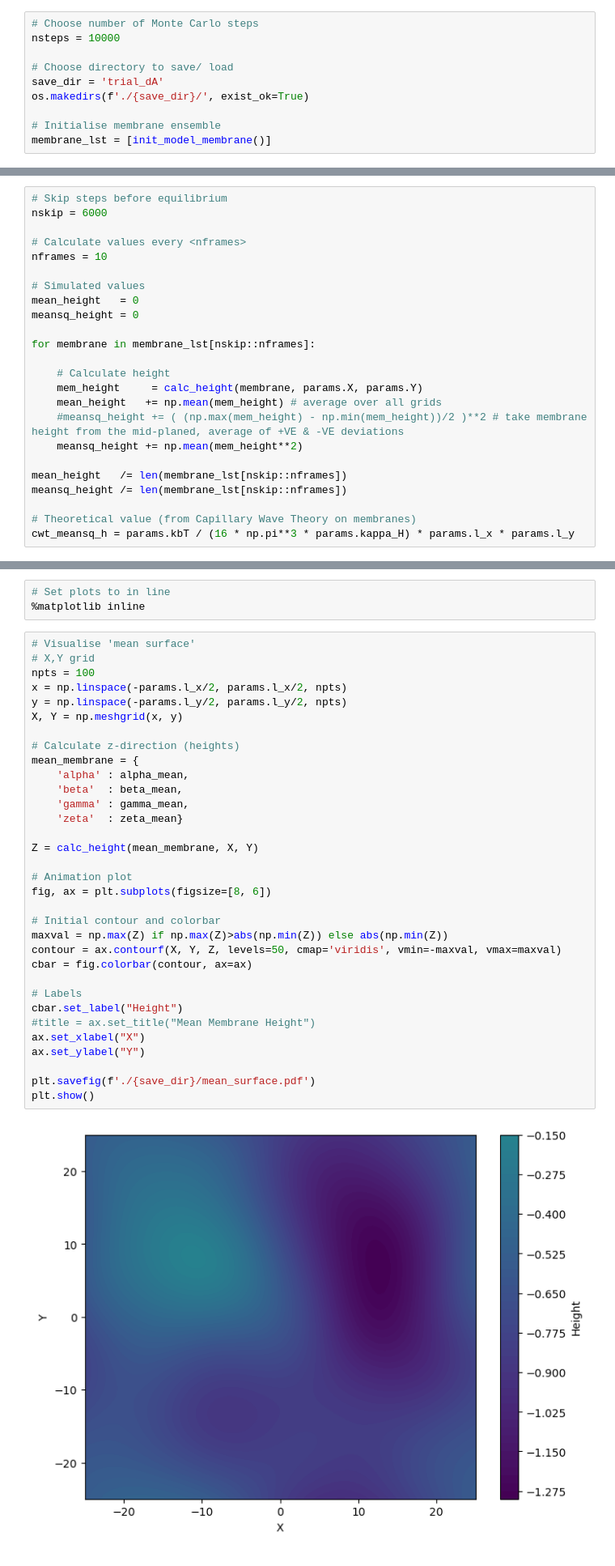
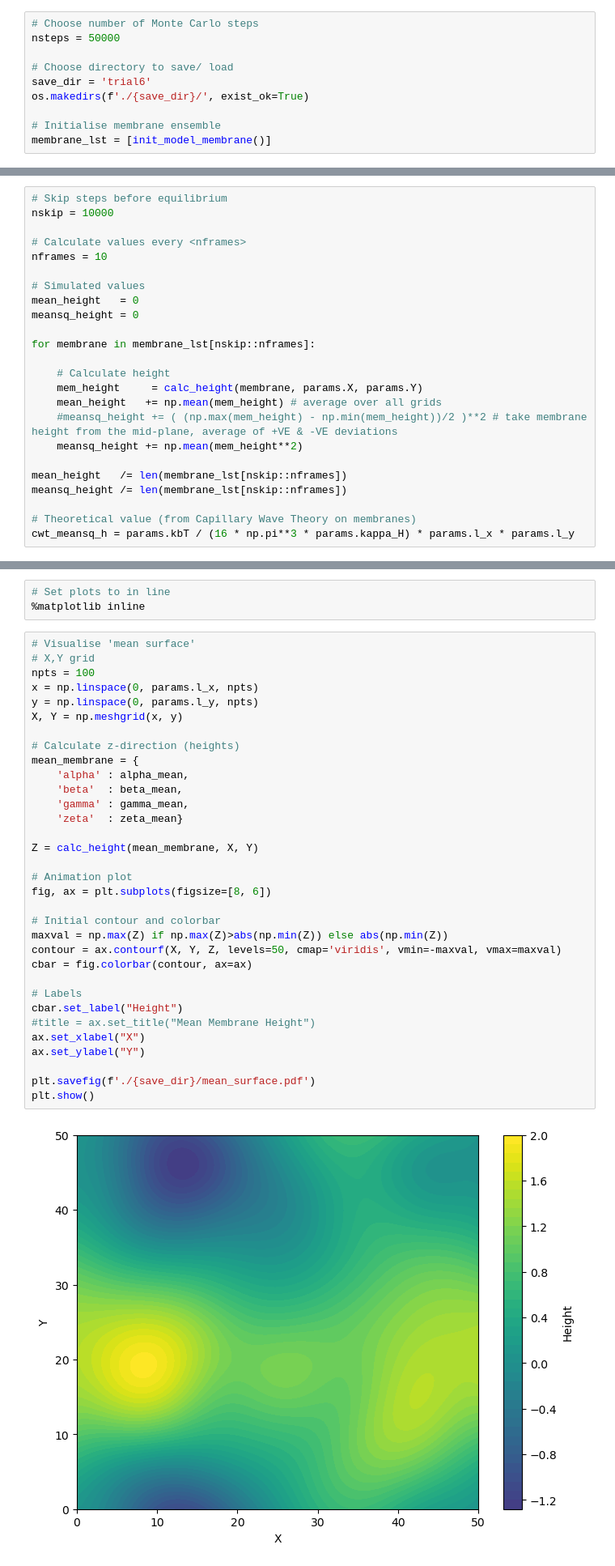
Before and after one commit to ralph-holden/mem_curve, a Jupyter notebook: gen_membrane/gen_mem.ipynb, the cells around one changed output, grey strips where cells are left out. Shown at 81% size. Cells and saved outputs as stored; diff of their text form.

```diff
--- a/gen_membrane/gen_mem.ipynb
+++ b/gen_membrane/gen_mem.ipynb
@@ -31,10 +31,10 @@ Slowly return kbT factor to equilibrium
 If too quick, will form "glass" -- initially all moves "downhill" & become trapped in metastable state space
 # %%
 # Choose number of Monte Carlo steps
-nsteps = 10000
+nsteps = 50000
 
 # Choose directory to save/ load
-save_dir = 'trial_dA'
+save_dir = 'trial6'
 os.makedirs(f'./{save_dir}/', exist_ok=True)
 
 # Initialise membrane ensemble
@@ -216,7 +209,7 @@ How does membrane thickness compare to CWT..?
 $\langle h(\textbf{r})^{2} \rangle = \frac{k_bT}{16\pi^{3} \kappa} L^{2} $
 # %%
 # Skip steps before equilibrium
-nskip = 6000
+nskip = 10000
 
 # Calculate values every <nframes>
 nframes = 10
@@ -230,7 +223,7 @@ for membrane in membrane_lst[nskip::nframes]:
     # Calculate height
     mem_height     = calc_height(membrane, params.X, params.Y)
     mean_height   += np.mean(mem_height) # average over all grids
-    #meansq_height += ( (np.max(mem_height) - np.min(mem_height))/2 )**2 # take membrane height from the mid-planed, average of +VE & -VE deviations
+    #meansq_height += ( (np.max(mem_height) - np.min(mem_height))/2 )**2 # take membrane height from the mid-plane, average of +VE & -VE deviations
     meansq_height += np.mean(mem_height**2)
 
 mean_height   /= len(membrane_lst[nskip::nframes])
@@ -428,36 +421,36 @@ visualise(membrane_lst, nframes=50, save_dir=save_dir)
 # Visualise 'mean surface'
 # X,Y grid
 npts = 100
-x = np.linspace(-params.l_x/2, params.l_x/2, npts)
-y = np.linspace(-params.l_y/2, params.l_y/2, npts)
+x = np.linspace(0, params.l_x, npts)
+y = np.linspace(0, params.l_y, npts)
 X, Y = np.meshgrid(x, y)
 
 # Calculate z-direction (heights)
 mean_membrane = {
     'alpha' : alpha_mean,
     'beta'  : beta_mean,
     'gamma' : gamma_mean,
     'zeta'  : zeta_mean}
 
 Z = calc_height(mean_membrane, X, Y)
 
 # Animation plot
 fig, ax = plt.subplots(figsize=[8, 6])
 
 # Initial contour and colorbar
 maxval = np.max(Z) if np.max(Z)>abs(np.min(Z)) else abs(np.min(Z))
 contour = ax.contourf(X, Y, Z, levels=50, cmap='viridis', vmin=-maxval, vmax=maxval)
 cbar = fig.colorbar(contour, ax=ax)
 
 # Labels
 cbar.set_label("Height")
 #title = ax.set_title("Mean Membrane Height")
 ax.set_xlabel("X")
 ax.set_ylabel("Y")
 
 plt.savefig(f'./{save_dir}/mean_surface.pdf')
 plt.show()
 # %% [output]
-[figure, old version]
+[figure, new version]
 # %% [markdown]
 ### Test finite size & boundary artifacts
```
Also changed, not shown: parts of 18 cells of this notebook, 2 other files.
